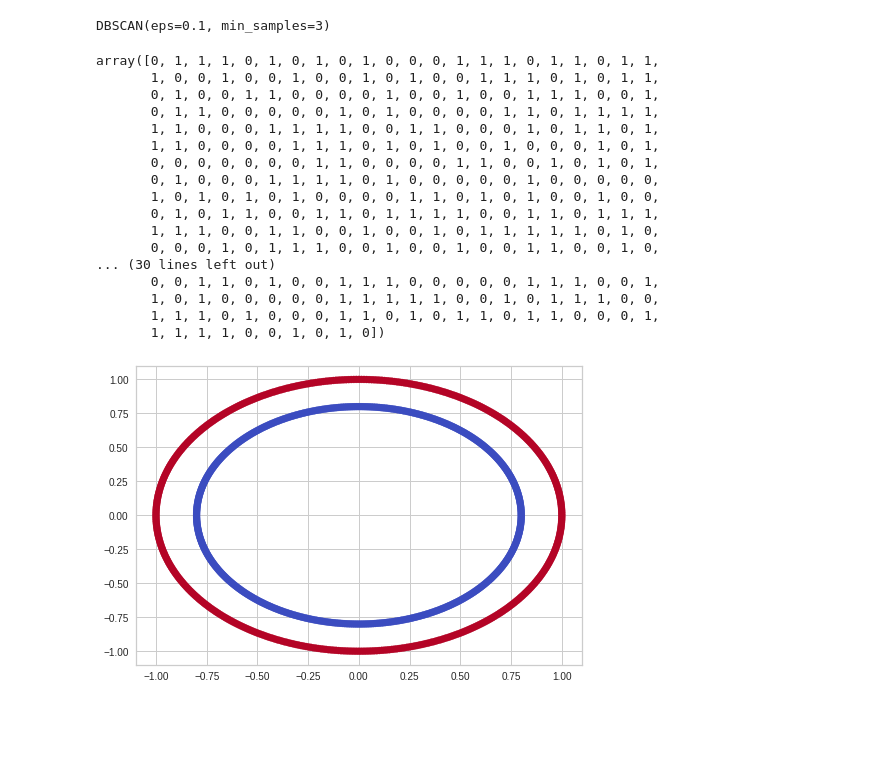
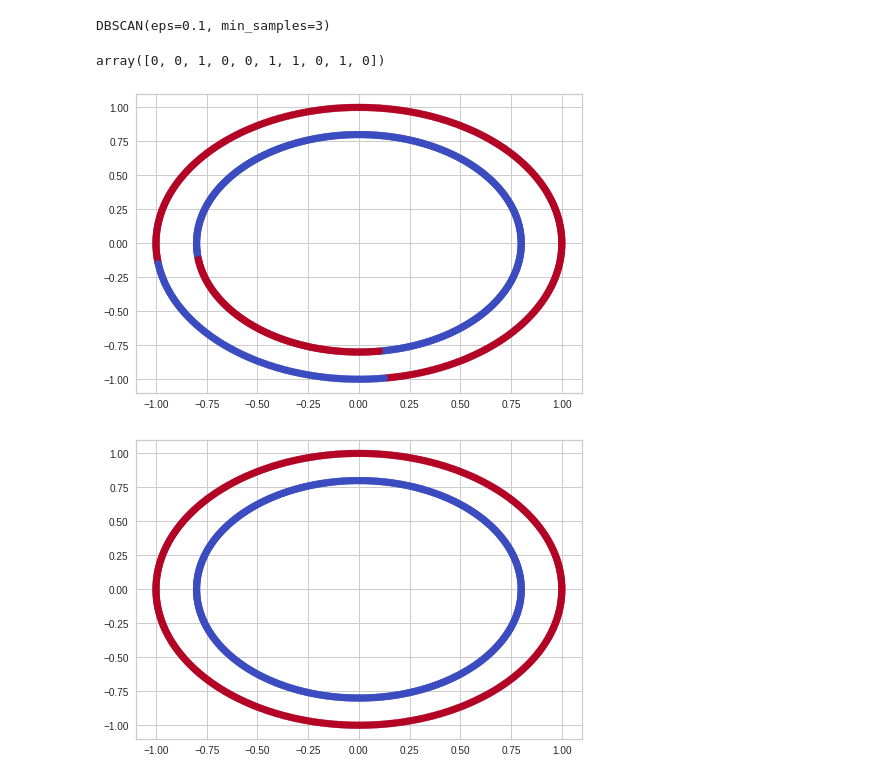
Before and after one commit to MYElmasry/DBSCAN-VS-KMeans, a Jupyter notebook: DBSCAN_VS_KMeans.ipynb, the cells around one changed output. Drawn from its saved outputs; the diff is of its cells as text; code cells hidden in the pictures; blank space fills up the shorter version.

```diff
--- a/DBSCAN_VS_KMeans.ipynb
+++ b/DBSCAN_VS_KMeans.ipynb
@@ -298,25 +306,17 @@ dbscan.fit(X)
 # %% [output]
 DBSCAN(eps=0.1, min_samples=3)
 # %%
-dbscan.labels_
+dbscan.labels_[:10]
 # %% [output]
-array([0, 1, 1, 1, 0, 1, 0, 1, 0, 1, 0, 0, 0, 1, 1, 1, 0, 1, 1, 0, 1, 1,
-       1, 0, 0, 1, 0, 0, 1, 0, 0, 1, 0, 1, 0, 0, 1, 1, 1, 0, 1, 0, 1, 1,
-       0, 1, 0, 0, 1, 1, 0, 0, 0, 0, 1, 0, 0, 1, 0, 0, 1, 1, 1, 0, 0, 1,
-       0, 1, 1, 0, 0, 0, 0, 0, 1, 0, 1, 0, 0, 0, 0, 1, 1, 0, 1, 1, 1, 1,
-       1, 1, 0, 0, 0, 1, 1, 1, 1, 0, 0, 1, 1, 0, 0, 0, 1, 0, 1, 1, 0, 1,
-       1, 1, 0, 0, 0, 0, 1, 1, 1, 0, 1, 0, 1, 0, 0, 1, 0, 0, 0, 1, 0, 1,
-       0, 0, 0, 0, 0, 0, 0, 1, 1, 0, 0, 0, 0, 1, 1, 0, 0, 1, 0, 1, 0, 1,
-       0, 1, 0, 0, 0, 1, 1, 1, 1, 0, 1, 0, 0, 0, 0, 0, 1, 0, 0, 0, 0, 0,
-       1, 0, 1, 0, 1, 0, 1, 0, 0, 0, 0, 1, 1, 0, 1, 0, 1, 0, 0, 1, 0, 0,
-       0, 1, 0, 1, 1, 0, 0, 1, 1, 0, 1, 1, 1, 1, 0, 0, 1, 1, 0, 1, 1, 1,
-       1, 1, 1, 0, 0, 1, 1, 0, 0, 1, 0, 0, 1, 0, 1, 1, 1, 1, 1, 0, 1, 0,
-       0, 0, 0, 1, 0, 1, 1, 1, 0, 0, 1, 0, 0, 1, 0, 0, 1, 1, 0, 0, 1, 0,
-... (30 lines left out)
-       0, 0, 1, 1, 0, 1, 0, 0, 1, 1, 1, 0, 0, 0, 0, 0, 1, 1, 1, 0, 0, 1,
-       1, 0, 1, 0, 0, 0, 0, 0, 1, 1, 1, 1, 1, 0, 0, 1, 0, 1, 1, 1, 0, 0,
-       1, 1, 1, 0, 1, 0, 0, 0, 1, 1, 0, 1, 0, 1, 1, 0, 1, 1, 0, 0, 0, 1,
-       1, 1, 1, 1, 0, 0, 1, 0, 1, 0])
+array([0, 0, 1, 0, 0, 1, 1, 0, 1, 0])
+# %%
+plt.scatter(cluster0[:,0],cluster0[:,1], c=dbscan0.labels_, cmap="coolwarm")
+plt.scatter(cluster1[:,0],cluster1[:,1], c=dbscan1.labels_, cmap="coolwarm")
+plt.scatter(cluster2[:,0],cluster2[:,1], c=dbscan2.labels_, cmap="coolwarm")
+plt.scatter(cluster3[:,0],cluster3[:,1], c=dbscan3.labels_, cmap="coolwarm")
+plt.show()
+# %% [output]
+[figure, added]
 # %%
 plt.scatter(X[:,0],X[:,1], c=dbscan.labels_, cmap="coolwarm")
 plt.show()
```
Also changed, not shown: parts of 35 cells of this notebook.
